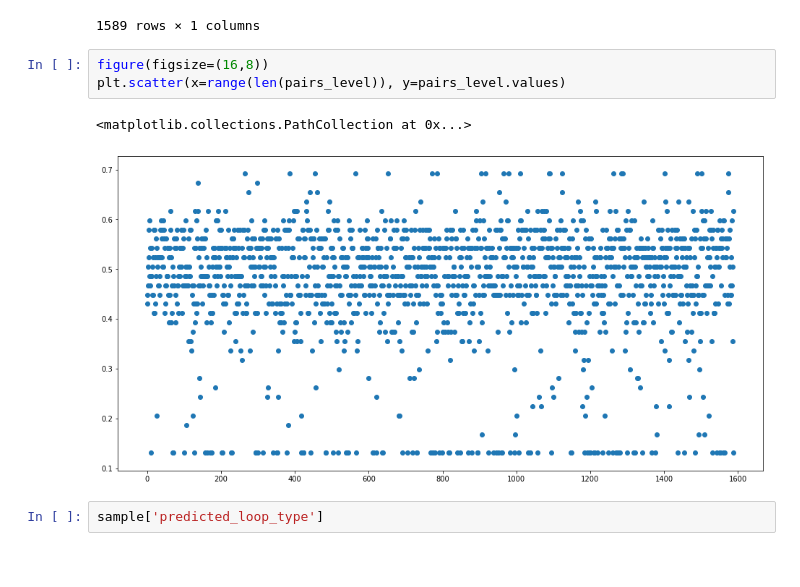
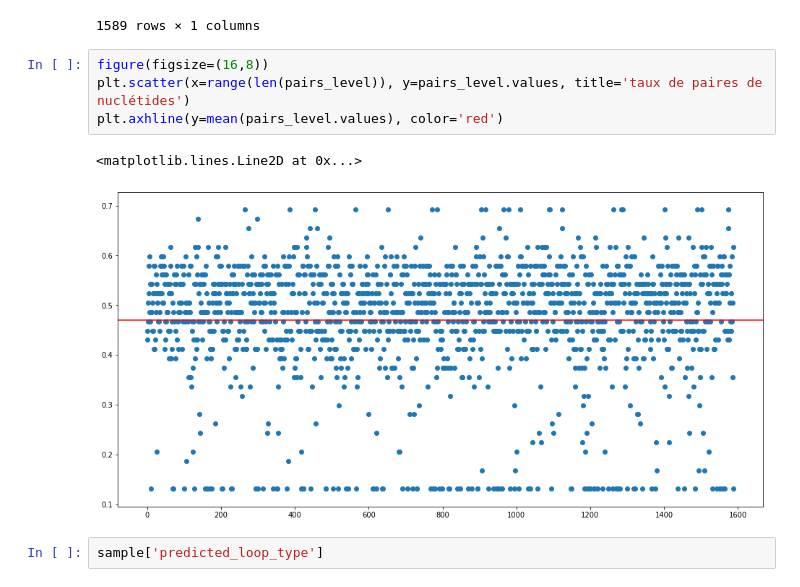
Before and after one commit to nromari/OpenVaccine_COVID19, a Jupyter notebook: Kaggle.ipynb, the cells around one changed output. Cells and saved outputs as stored; diff of their text form.

```diff
--- a/Kaggle.ipynb
+++ b/Kaggle.ipynb
@@ -419,10 +417,11 @@ pairs_level
 1589 rows × 1 columns
 # %%
 figure(figsize=(16,8))
-plt.scatter(x=range(len(pairs_level)), y=pairs_level.values)
+plt.scatter(x=range(len(pairs_level)), y=pairs_level.values, title='taux de paires de nuclétides')
+plt.axhline(y=mean(pairs_level.values), color='red')
 # %% [output]
-<matplotlib.collections.PathCollection at 0x...>
+<matplotlib.lines.Line2D at 0x...>
-[figure, old version]
+[figure, new version]
 # %%
 sample['predicted_loop_type']
 # %% [output]
```
Also changed, not shown: parts of 28 cells of this notebook.
